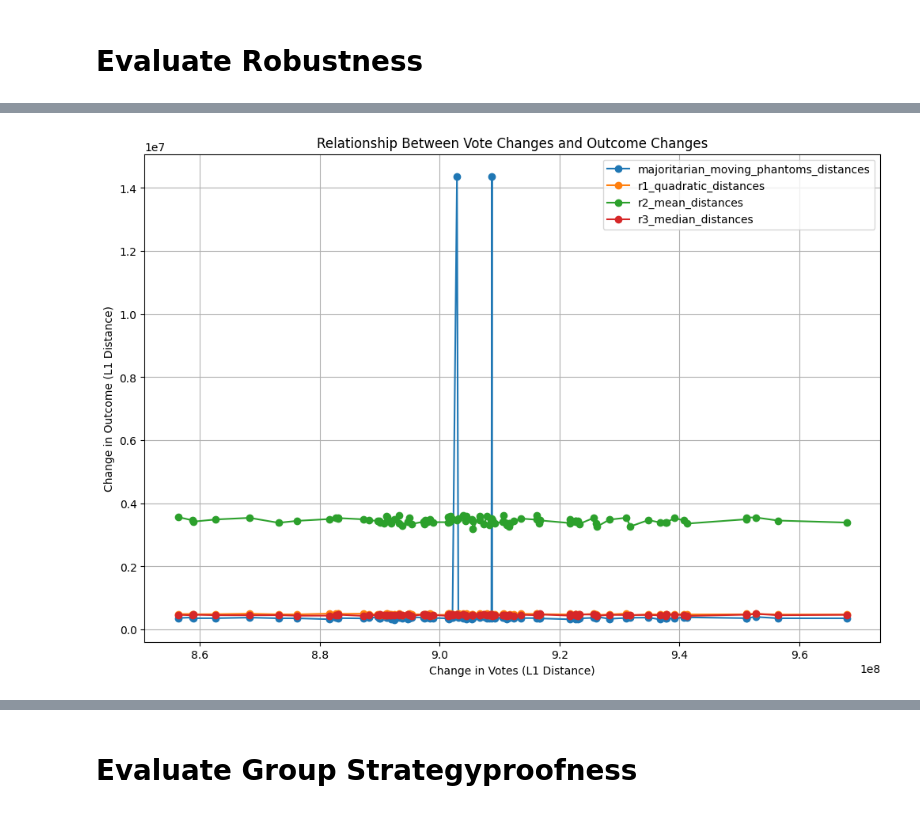
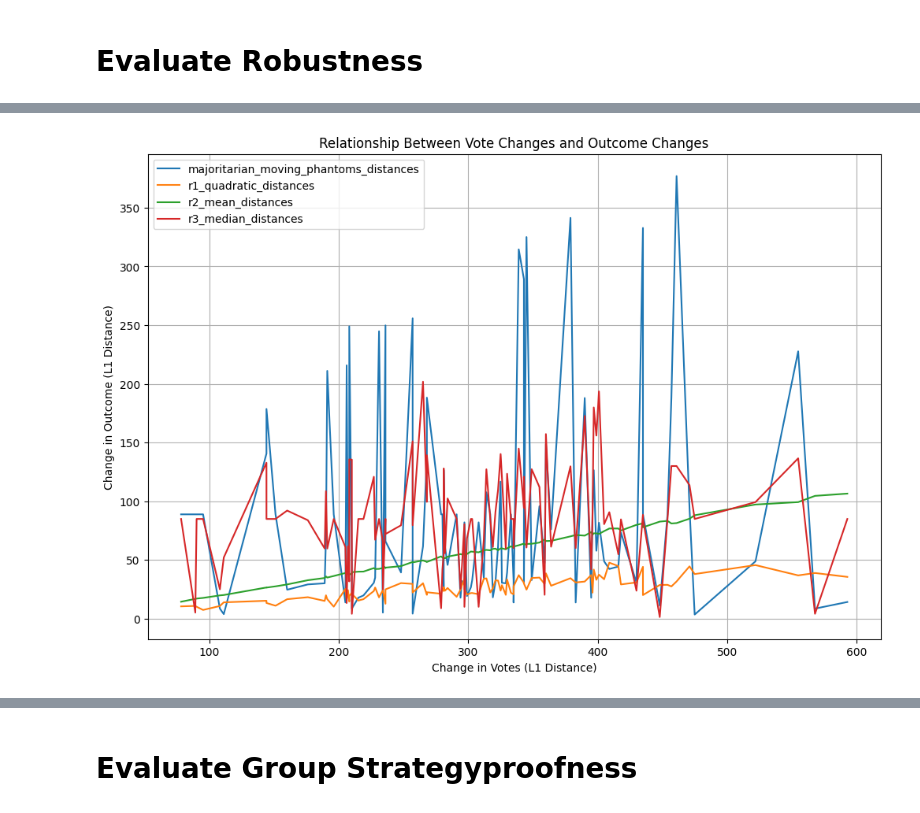
Before and after one commit to GovXS/Evaluating-Voting-Design-Tradeoffs-for-Retro-Funding, a Jupyter notebook: simulations/run.ipynb, the cells around one changed output, grey strips where cells are left out. Drawn from its saved outputs; the diff is of its cells as text; code cells hidden in the pictures.

```diff
--- a/simulations/run.ipynb
+++ b/simulations/run.ipynb
@@ -13,8 +13,8 @@ from model.EvalMetrics import EvalMetrics
 from model.VotingRules import VotingRules
 
 # Initialize simulation parameters
-num_voters = 100
-num_projects = 600
+num_voters = 10
+num_projects = 20
 total_op_tokens = 30e6
 num_rounds = 100
 voter_type = 'random_uniform_model'
@@ -507,29 +529,48 @@ Avg Majortarian L1 Distance: 405719.58701723407
 # %%
 import matplotlib.pyplot as plt
 import pandas as pd
 
+def replace_zero_with_column_mean(df, columns):
+    """Replace 0 values in specified columns with the column's mean (ignoring 0s)."""
+    for column in columns:
+        # Calculate the mean of the column, ignoring 0s
+        non_zero_mean = df[column].replace(0, pd.NA).mean()
+
+        # Replace 0 values with the calculated mean
+        df[column] = df[column].replace(0, non_zero_mean)
+    return df
+
 def plot_robustness_ordered(robustness_df):
     """Plot the relationship between vote changes and outcome changes after ordering by vote change."""
+    # Replace 0 values with the column mean in the specified columns
+    columns_to_replace = [
+        'majoritarian_moving_phantoms_distances',
+        'r1_quadratic_distances',
+        'r2_mean_distances',
+        'r3_median_distances'
+    ]
+    robustness_df = replace_zero_with_column_mean(robustness_df, columns_to_replace)
+
     # Sort by changed_vote_l1_distances
     robustness_df = robustness_df.sort_values(by='changed_vote_l1_distances').reset_index(drop=True)
 
     # Plot each voting rule's outcome change against the changed vote L1 distance
     plt.figure(figsize=(12, 8))
 
-    for method in ['majoritarian_moving_phantoms_distances', 'r1_quadratic_distances', 'r2_mean_distances', 'r3_median_distances']:
-        plt.plot(robustness_df['changed_vote_l1_distances'], robustness_df[method], label=method, marker='o')
+    for method in columns_to_replace:
+        plt.plot(robustness_df['changed_vote_l1_distances'], robustness_df[method], label=method)
 
     plt.xlabel('Change in Votes (L1 Distance)')
     plt.ylabel('Change in Outcome (L1 Distance)')
     plt.title('Relationship Between Vote Changes and Outcome Changes')
     plt.legend()
     plt.grid(True)
     plt.show()
 
 # Assuming robustness_df is your DataFrame with the results
 plot_robustness_ordered(robustness_results)
 # %% [output]
-[figure, old version]
+[figure, new version]
 # %%
 import matplotlib.pyplot as plt
 import seaborn as sns
```
Also changed, not shown: parts of 17 cells of this notebook, 1 other file.
